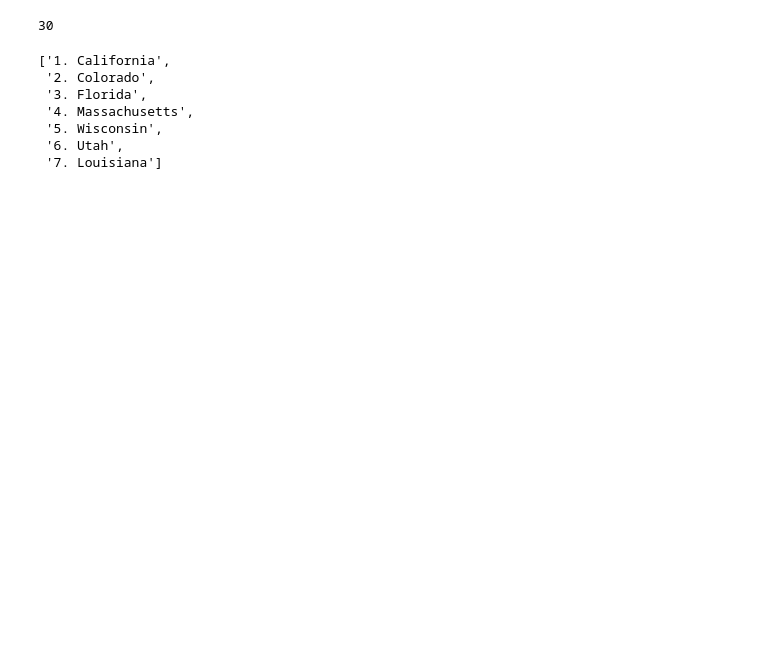
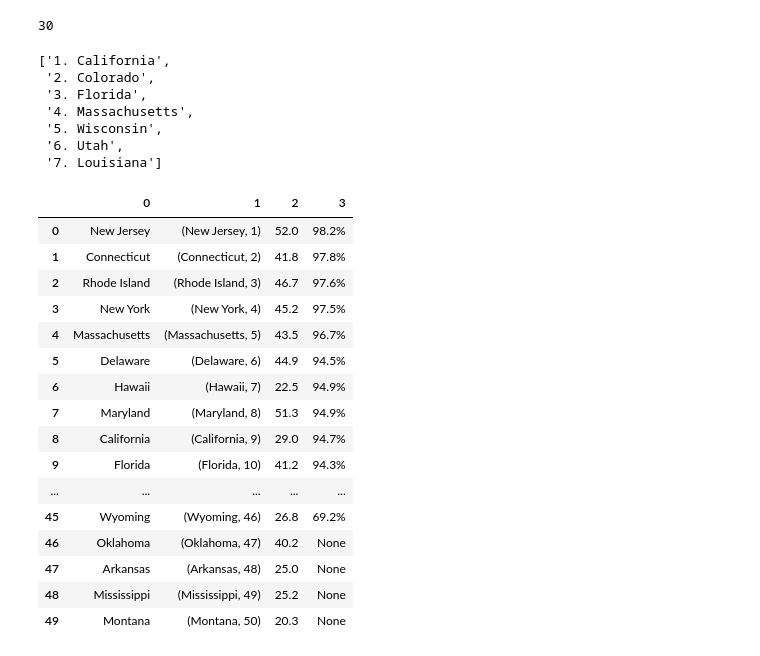
Before and after one commit to MikeDaBossss/Placestolive, a Jupyter notebook: rent.ipynb, the cells around one changed output. Drawn from its saved outputs; the diff is of its cells as text; code cells hidden in the pictures; blank space fills up the shorter version.

```diff
--- a/rent.ipynb
+++ b/rent.ipynb
@@ -6856,3 +6854,10 @@ re.findall('[a-zA-z]+ ?[A-Za-z]*',str(states))
+# %%
+stat = []
+for i in re.findall('[a-zA-z]+ ?[A-Za-z]*',str(states)):
+  if i == 'Mbps' or i =='Connectivity Rank' or i == 'Broadband Coverage' or i=='State' or i=='Average Speed':
+    continue
+  else:
+    stat.append(i)
 # %%
 re.findall('([a-zA-z]+ ?[A-Za-z]*)\t([0-9]{1,2})(?![0-9]?\.?[0-9]?%)',str(states))#looks for word then optional space then word(letters) then tab then 1-2 numbers that are not followed my
 #either a number then %
@@ -6866,0 +6872,21 @@ re.findall('(Mbps)\t(.....)',str(states))
+# %%
+import pandas as pd
+pd.DataFrame(data =[stat,re.findall('([a-zA-z]+ ?[A-Za-z]*)\t([0-9]{1,2})(?![0-9]?\.?[0-9]?%)',str(states)),re.findall('(....) Mbps',str(states)),re.findall('Mbps\t(.....)',str(states))]).T
+# %% [output]
+|  | 0 | 1 | 2 | 3 |
+| 0 | New Jersey | (New Jersey, 1) | 52.0 | 98.2% |
+| 1 | Connecticut | (Connecticut, 2) | 41.8 | 97.8% |
+| 2 | Rhode Island | (Rhode Island, 3) | 46.7 | 97.6% |
+| 3 | New York | (New York, 4) | 45.2 | 97.5% |
+| 4 | Massachusetts | (Massachusetts, 5) | 43.5 | 96.7% |
+| 5 | Delaware | (Delaware, 6) | 44.9 | 94.5% |
+| 6 | Hawaii | (Hawaii, 7) | 22.5 | 94.9% |
+| 7 | Maryland | (Maryland, 8) | 51.3 | 94.9% |
+| 8 | California | (California, 9) | 29.0 | 94.7% |
+| 9 | Florida | (Florida, 10) | 41.2 | 94.3% |
+| ... | ... | ... | ... | ... |
+| 45 | Wyoming | (Wyoming, 46) | 26.8 | 69.2% |
+| 46 | Oklahoma | (Oklahoma, 47) | 40.2 | None |
+| 47 | Arkansas | (Arkansas, 48) | 25.0 | None |
+| 48 | Mississippi | (Mississippi, 49) | 25.2 | None |
+| 49 | Montana | (Montana, 50) | 20.3 | None |
```
Also changed, not shown: parts of 3 cells of this notebook.
